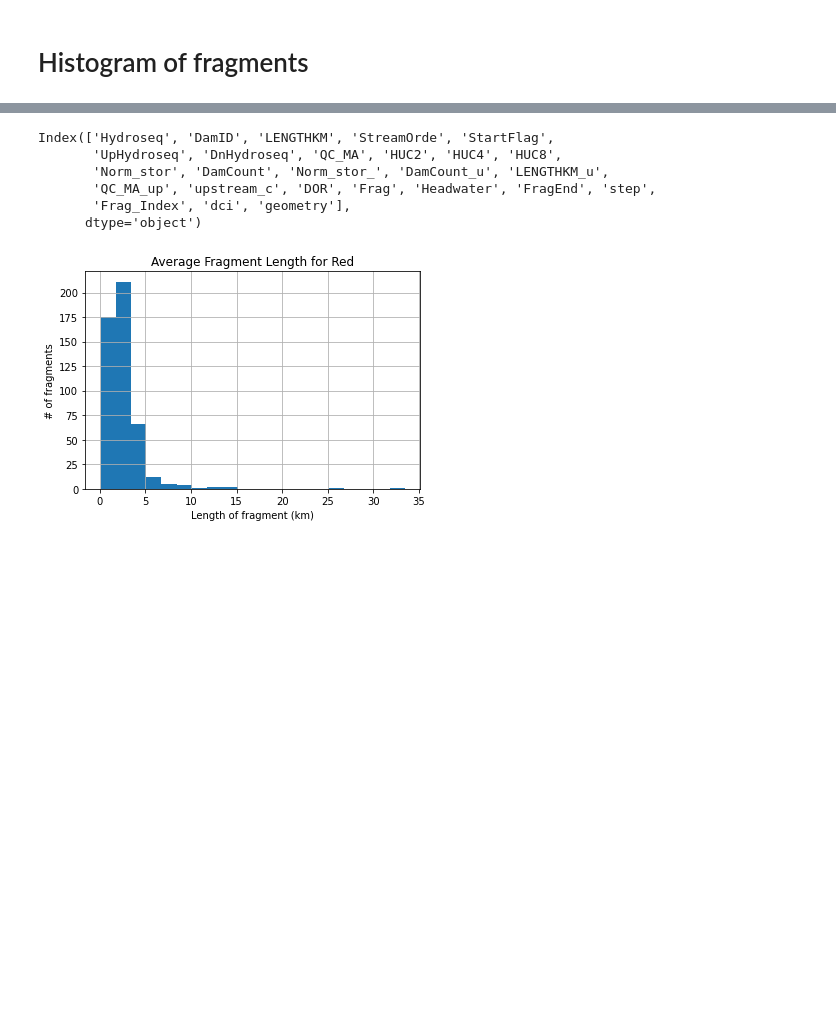
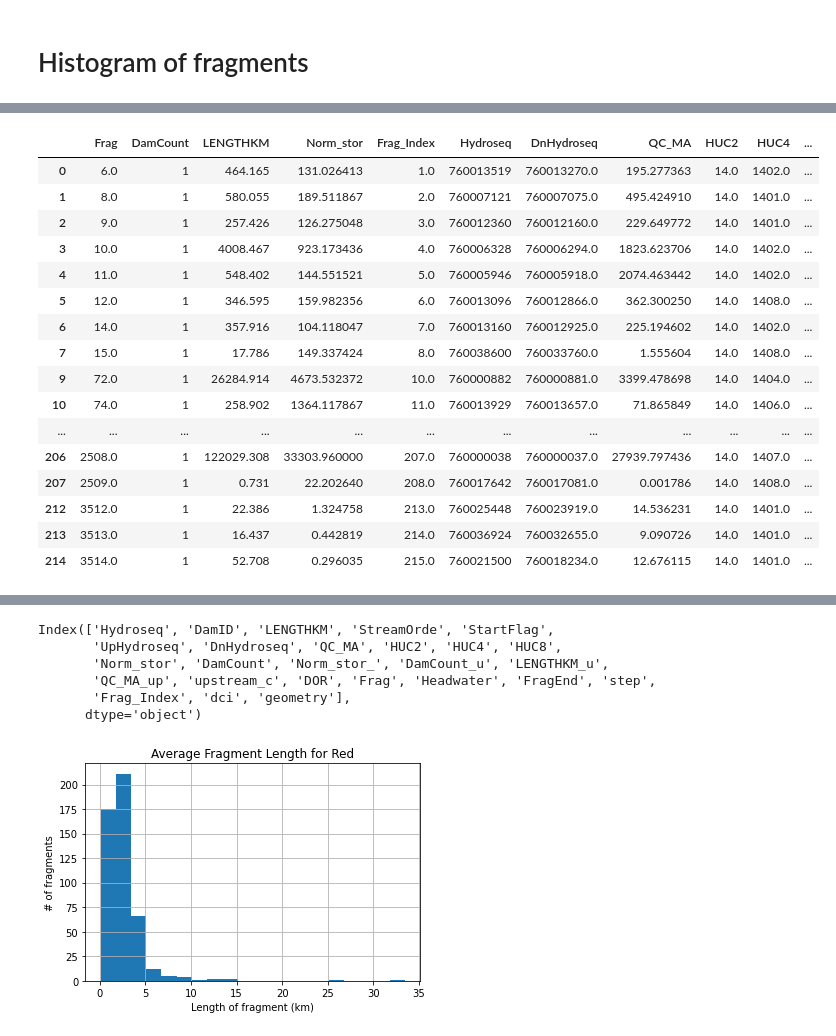
Before and after one commit to rspinti/River_bifurcation, a Jupyter notebook: archive/Rachel_testing/frag_histograms.ipynb, the cells around one changed output, grey strips where cells are left out. Cells and saved outputs as stored; diff of their text form; code cells hidden in the pictures; blank space fills up the shorter version.

```diff
--- a/archive/Rachel_testing/frag_histograms.ipynb
+++ b/archive/Rachel_testing/frag_histograms.ipynb
@@ -8,0 +27,21 @@ gdrive = "/Volumes/GoogleDrive/My Drive/Condon_Research_Group/Research_Projects/
+# %%
+up_colf = col_frags[col_frags['HUC2'] == 14.0]
+up_colf.head(20)
+# %% [output]
+|  | Frag | DamCount | LENGTHKM | Norm_stor | Frag_Index | Hydroseq | DnHydroseq | QC_MA | HUC2 | HUC4 | ... |
+| 0 | 6.0 | 1 | 464.165 | 131.026413 | 1.0 | 760013519 | 760013270.0 | 195.277363 | 14.0 | 1402.0 | ... |
+| 1 | 8.0 | 1 | 580.055 | 189.511867 | 2.0 | 760007121 | 760007075.0 | 495.424910 | 14.0 | 1401.0 | ... |
+| 2 | 9.0 | 1 | 257.426 | 126.275048 | 3.0 | 760012360 | 760012160.0 | 229.649772 | 14.0 | 1401.0 | ... |
+| 3 | 10.0 | 1 | 4008.467 | 923.173436 | 4.0 | 760006328 | 760006294.0 | 1823.623706 | 14.0 | 1402.0 | ... |
+| 4 | 11.0 | 1 | 548.402 | 144.551521 | 5.0 | 760005946 | 760005918.0 | 2074.463442 | 14.0 | 1402.0 | ... |
+| 5 | 12.0 | 1 | 346.595 | 159.982356 | 6.0 | 760013096 | 760012866.0 | 362.300250 | 14.0 | 1408.0 | ... |
+| 6 | 14.0 | 1 | 357.916 | 104.118047 | 7.0 | 760013160 | 760012925.0 | 225.194602 | 14.0 | 1402.0 | ... |
+| 7 | 15.0 | 1 | 17.786 | 149.337424 | 8.0 | 760038600 | 760033760.0 | 1.555604 | 14.0 | 1408.0 | ... |
+| 9 | 72.0 | 1 | 26284.914 | 4673.532372 | 10.0 | 760000882 | 760000881.0 | 3399.478698 | 14.0 | 1404.0 | ... |
+| 10 | 74.0 | 1 | 258.902 | 1364.117867 | 11.0 | 760013929 | 760013657.0 | 71.865849 | 14.0 | 1406.0 | ... |
+| ... | ... | ... | ... | ... | ... | ... | ... | ... | ... | ... | ... |
+| 206 | 2508.0 | 1 | 122029.308 | 33303.960000 | 207.0 | 760000038 | 760000037.0 | 27939.797436 | 14.0 | 1407.0 | ... |
+| 207 | 2509.0 | 1 | 0.731 | 22.202640 | 208.0 | 760017642 | 760017081.0 | 0.001786 | 14.0 | 1408.0 | ... |
+| 212 | 3512.0 | 1 | 22.386 | 1.324758 | 213.0 | 760025448 | 760023919.0 | 14.536231 | 14.0 | 1401.0 | ... |
+| 213 | 3513.0 | 1 | 16.437 | 0.442819 | 214.0 | 760036924 | 760032655.0 | 9.090726 | 14.0 | 1401.0 | ... |
+| 214 | 3514.0 | 1 | 52.708 | 0.296035 | 215.0 | 760021500 | 760018234.0 | 12.676115 | 14.0 | 1401.0 | ... |
```
Also changed, not shown: parts of 9 cells of this notebook, 4 other files.
